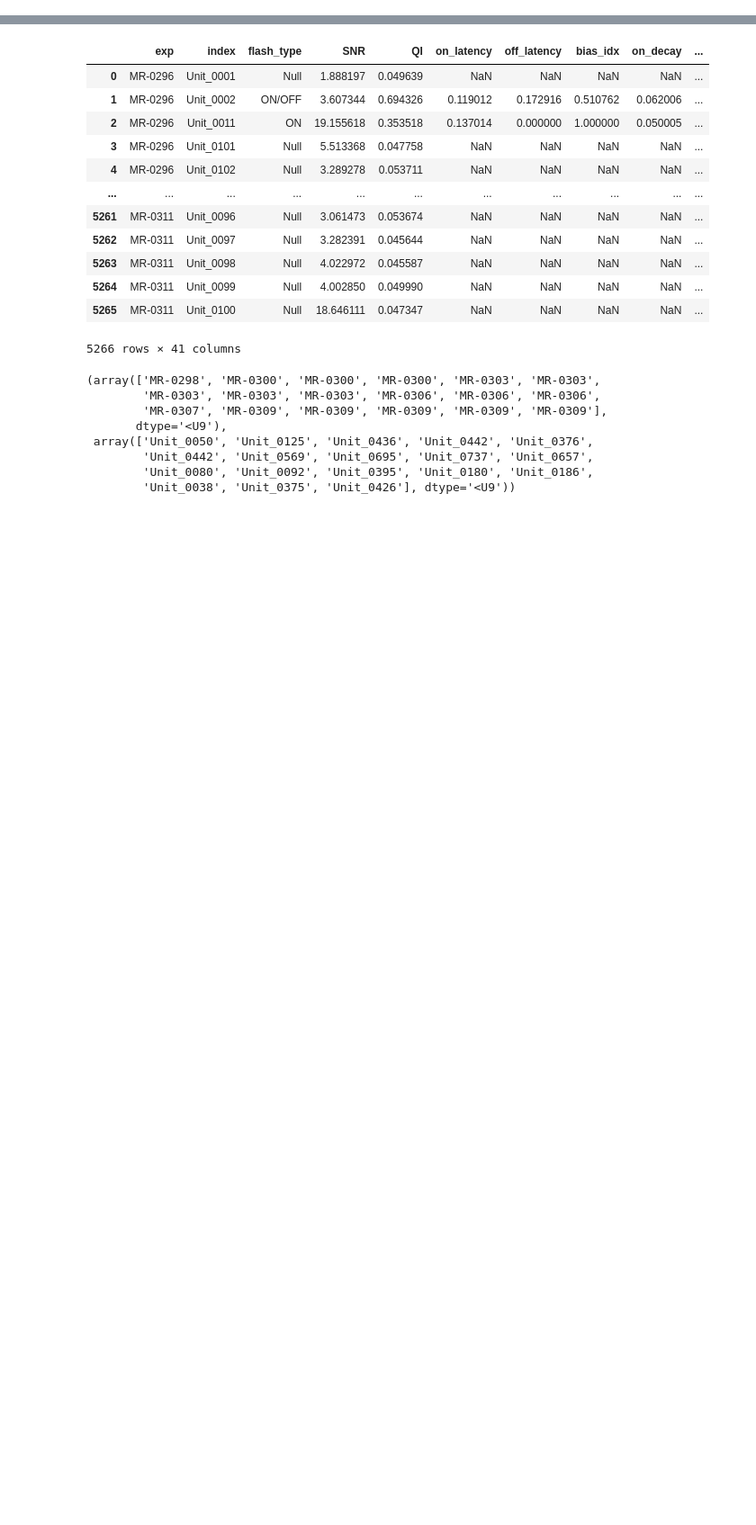
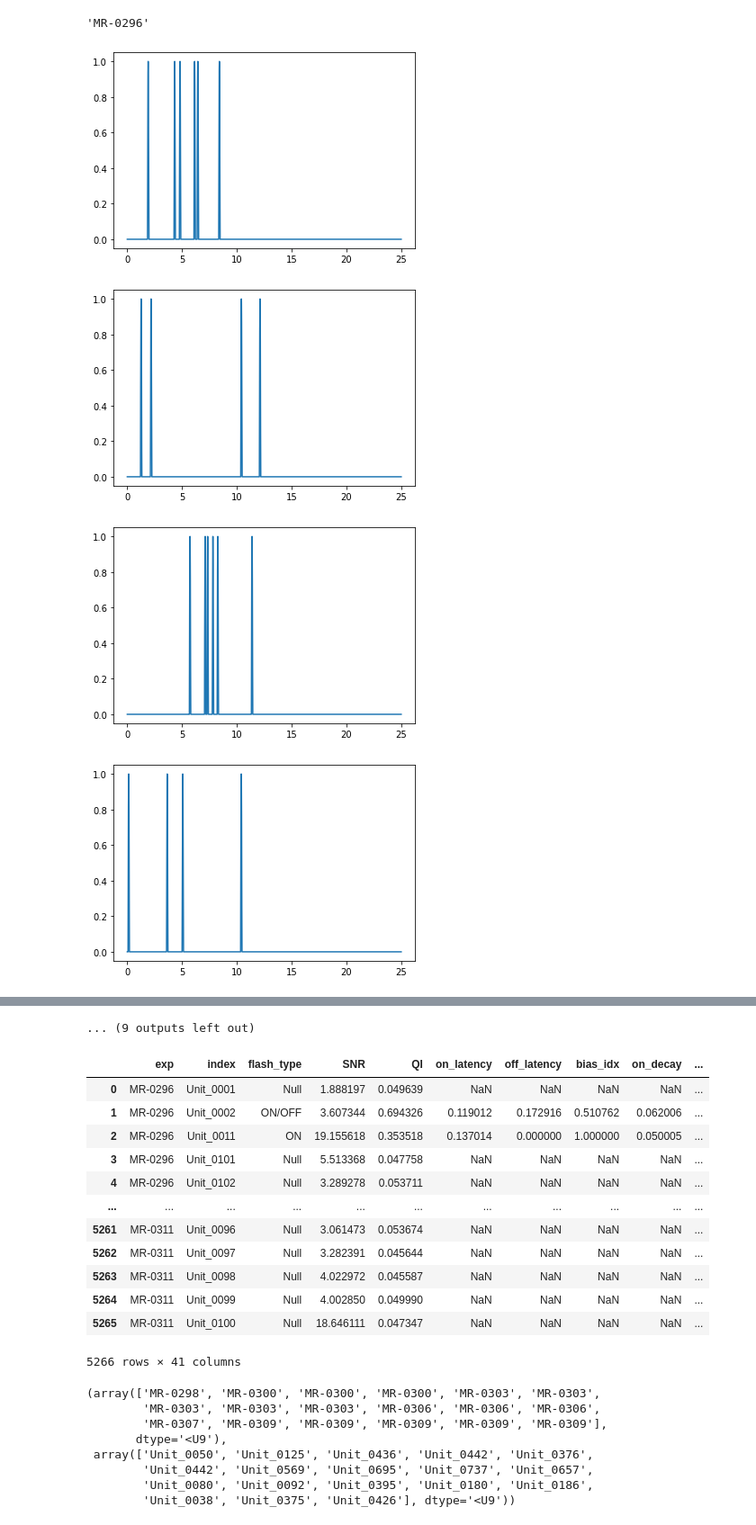
Before and after one commit to pabloreyesrobles/chirp-features, a Jupyter notebook: rgc_clustering.ipynb, the cells around one changed output, grey strips where cells are left out. Shown at 90% size. Saved outputs shown, nothing was run; the diff lists cells and outputs as text; code cells hidden in the pictures; blank space fills up the shorter version.

```diff
--- a/rgc_clustering.ipynb
+++ b/rgc_clustering.ipynb
@@ -251,2 +317,17 @@ MR-0311 reading:
 
 Total cells for clustering: 4
+# %%
+exp
+# %% [output]
+'MR-0296'
+# %%
+for i in range(len(trials)):
+    fig, ax = plt.subplots()
+    (psth, _) = np.histogram(trials[i] / 1000, bins=chirp_bins)
+    chirp_resp = spkt.est_pdf([trials[i]/ 1000], chirp_time, bandwidth=psth_bin, norm_factor=psth.max())
+    ax.plot(chirp_time, chirp_resp)
+# %% [output]
+[figure, added]
+[figure, added]
+[figure, added]
+[figure, added]
@@ -253,3 +342,4 @@ Total cells for clustering: 4
+... (9 outputs left out)
 # %%
 pcells
 # %% [output]
```
Also changed, not shown: parts of 3 cells of this notebook, 1 other file.
